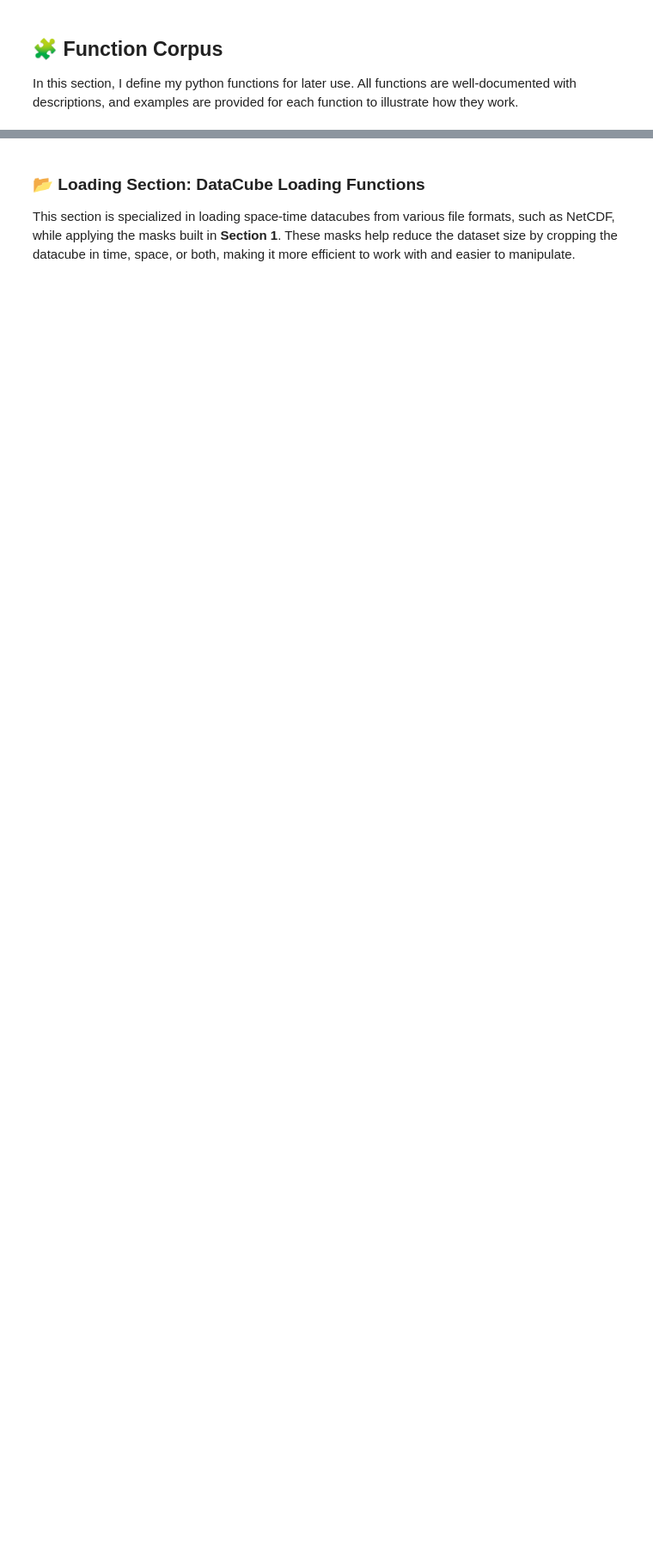
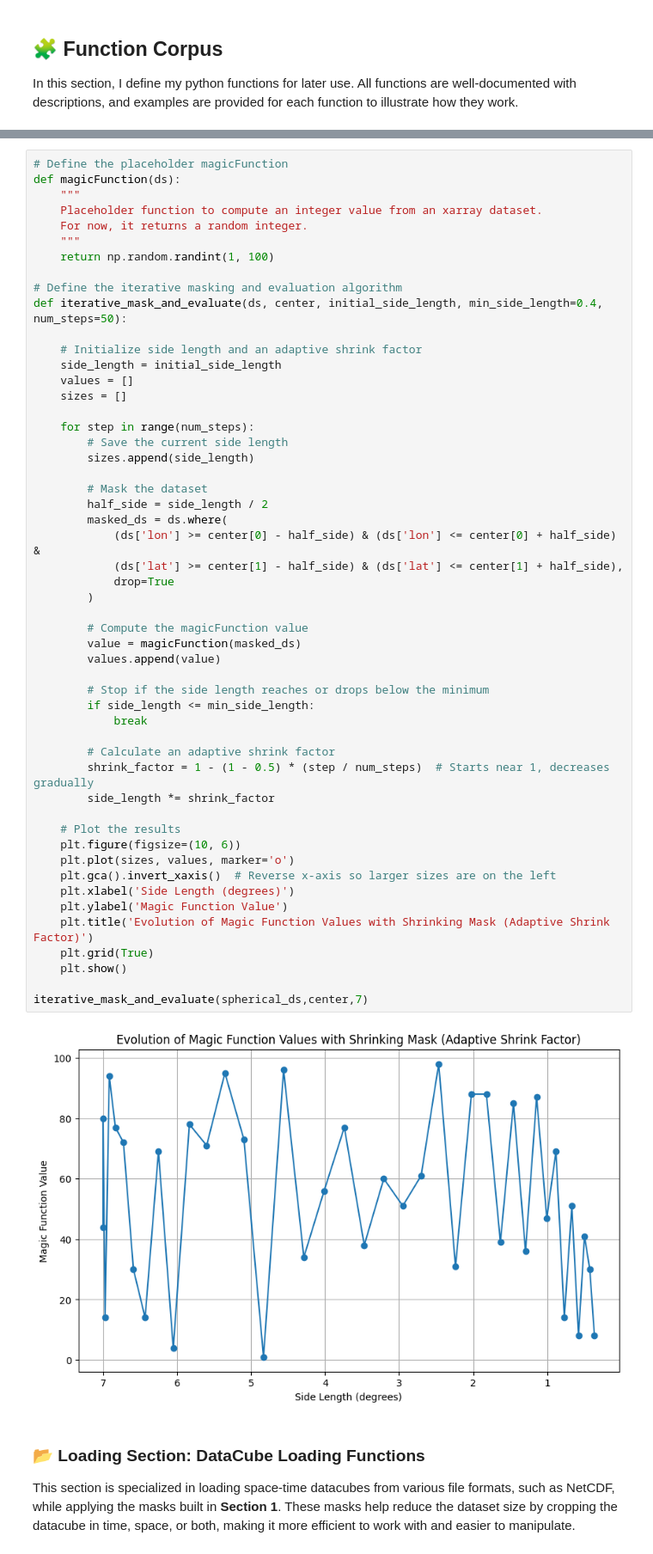
Before and after one commit to RPGSynth/EVT_Univariate, a Jupyter notebook: Exploration/main.ipynb, the cells around one changed output, grey strips where cells are left out. Shown at 86% size. Drawn from its saved outputs; the diff is of its cells as text; blank space fills up the shorter version.

```diff
--- a/Exploration/main.ipynb
+++ b/Exploration/main.ipynb
@@ -197,3 +311,57 @@ def mask_time(ds, season='summer'):
+# %%
+# Define the placeholder magicFunction
+def magicFunction(ds):
+    """
+    Placeholder function to compute an integer value from an xarray dataset.
+    For now, it returns a random integer.
+    """
+    return np.random.randint(1, 100)
+
+# Define the iterative masking and evaluation algorithm
+def iterative_mask_and_evaluate(ds, center, initial_side_length, min_side_length=0.4, num_steps=50):
+
+    # Initialize side length and an adaptive shrink factor
+    side_length = initial_side_length
+    values = []
+    sizes = []
+
+    for step in range(num_steps):
+        # Save the current side length
+        sizes.append(side_length)
+
+        # Mask the dataset
+        half_side = side_length / 2
+        masked_ds = ds.where(
+            (ds['lon'] >= center[0] - half_side) & (ds['lon'] <= center[0] + half_side) &
+            (ds['lat'] >= center[1] - half_side) & (ds['lat'] <= center[1] + half_side),
+            drop=True
+        )
+
+        # Compute the magicFunction value
+        value = magicFunction(masked_ds)
+        values.append(value)
+
+        # Stop if the side length reaches or drops below the minimum
+        if side_length <= min_side_length:
+            break
+
+        # Calculate an adaptive shrink factor
+        shrink_factor = 1 - (1 - 0.5) * (step / num_steps)  # Starts near 1, decreases gradually
+        side_length *= shrink_factor
+
+    # Plot the results
+    plt.figure(figsize=(10, 6))
+    plt.plot(sizes, values, marker='o')
+    plt.gca().invert_xaxis()  # Reverse x-axis so larger sizes are on the left
+    plt.xlabel('Side Length (degrees)')
+    plt.ylabel('Magic Function Value')
+    plt.title('Evolution of Magic Function Values with Shrinking Mask (Adaptive Shrink Factor)')
+    plt.grid(True)
+    plt.show()
+
+iterative_mask_and_evaluate(spherical_ds,center,7)
+# %% [output]
+[figure, added]
 # %% [markdown]
 ### 📂 Loading Section: DataCube Loading Functions
 
```
Also changed, not shown: parts of 20 cells of this notebook.
